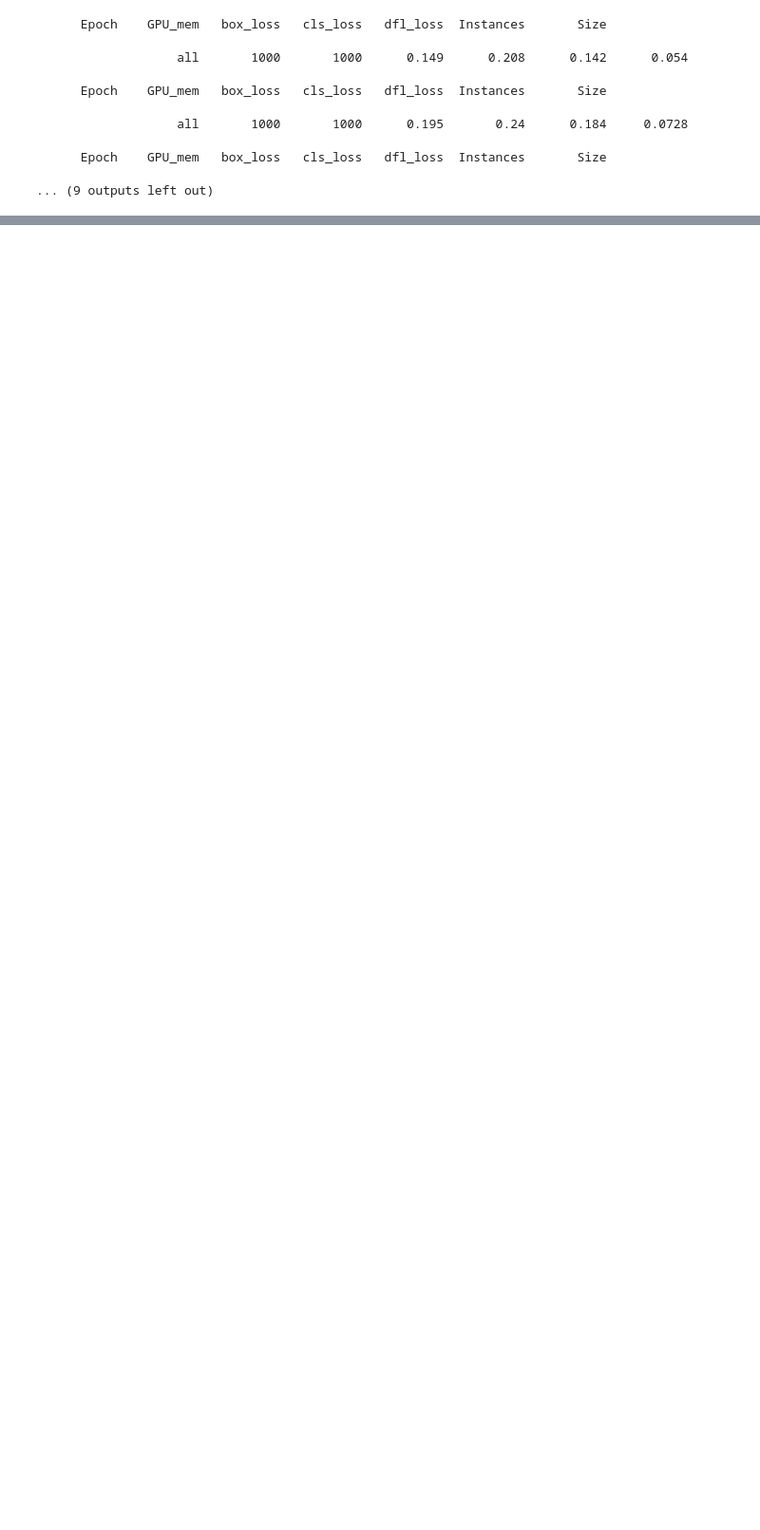
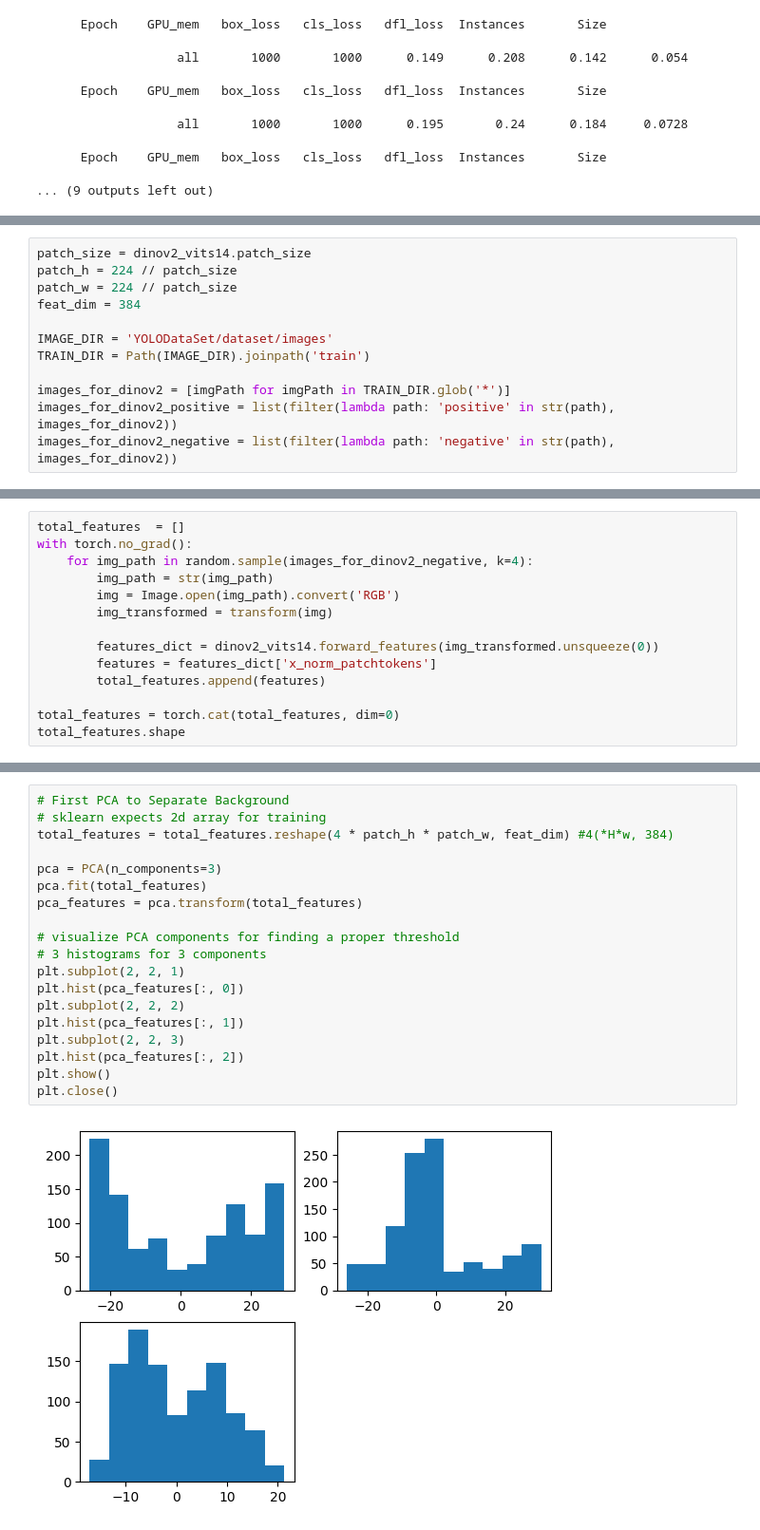
Before and after one commit to Leohoji/Fracture-Identification-System, a Jupyter notebook: bone_fracture_detection.ipynb, the cells around one changed output, grey strips where cells are left out. Shown: that part at 95% size. Cells and saved outputs as stored; diff of their text form; blank space fills up the shorter version.

```diff
--- a/bone_fracture_detection.ipynb
+++ b/bone_fracture_detection.ipynb
@@ -1108,0 +1187,12 @@ Using cache found in C:\Users\User/.cache\torch\hub\facebookresearch_dinov2_main
+# %%
+patch_size = dinov2_vits14.patch_size
+patch_h = 224 // patch_size
+patch_w = 224 // patch_size
+feat_dim = 384
+
+IMAGE_DIR = 'YOLODataSet/dataset/images'
+TRAIN_DIR = Path(IMAGE_DIR).joinpath('train')
+
+images_for_dinov2 = [imgPath for imgPath in TRAIN_DIR.glob('*')]
+images_for_dinov2_positive = list(filter(lambda path: 'positive' in str(path), images_for_dinov2))
+images_for_dinov2_negative = list(filter(lambda path: 'negative' in str(path), images_for_dinov2))
@@ -1108,0 +1203,14 @@ Using cache found in C:\Users\User/.cache\torch\hub\facebookresearch_dinov2_main
+# %%
+total_features  = []
+with torch.no_grad():
+    for img_path in random.sample(images_for_dinov2_negative, k=4):
+        img_path = str(img_path)
+        img = Image.open(img_path).convert('RGB')
+        img_transformed = transform(img)
+
+        features_dict = dinov2_vits14.forward_features(img_transformed.unsqueeze(0))
+        features = features_dict['x_norm_patchtokens']
+        total_features.append(features)
+
+total_features = torch.cat(total_features, dim=0)
+total_features.shape
@@ -1108,0 +1219,21 @@ Using cache found in C:\Users\User/.cache\torch\hub\facebookresearch_dinov2_main
+# %%
+# First PCA to Separate Background
+# sklearn expects 2d array for training
+total_features = total_features.reshape(4 * patch_h * patch_w, feat_dim) #4(*H*w, 384)
+
+pca = PCA(n_components=3)
+pca.fit(total_features)
+pca_features = pca.transform(total_features)
+
+# visualize PCA components for finding a proper threshold
+# 3 histograms for 3 components
+plt.subplot(2, 2, 1)
+plt.hist(pca_features[:, 0])
+plt.subplot(2, 2, 2)
+plt.hist(pca_features[:, 1])
+plt.subplot(2, 2, 3)
+plt.hist(pca_features[:, 2])
+plt.show()
+plt.close()
+# %% [output]
+[figure, added]
```
Also changed, not shown: parts of 16 cells of this notebook, 24 other files.
